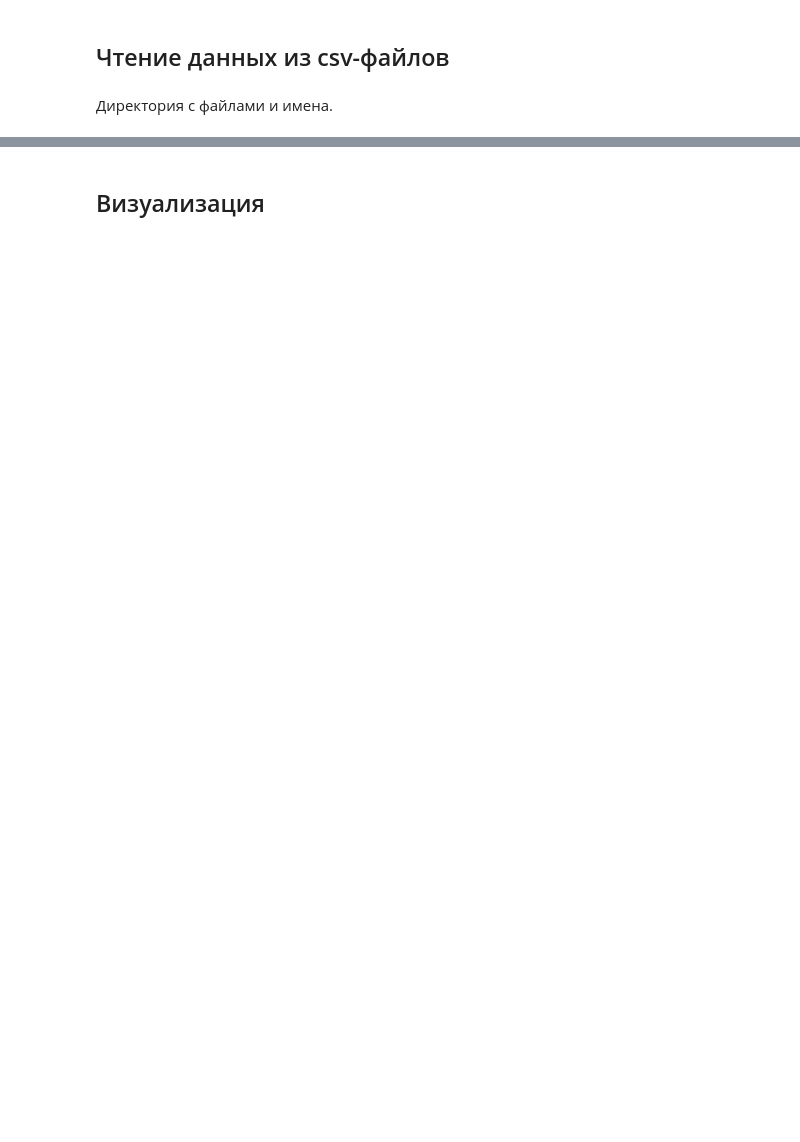
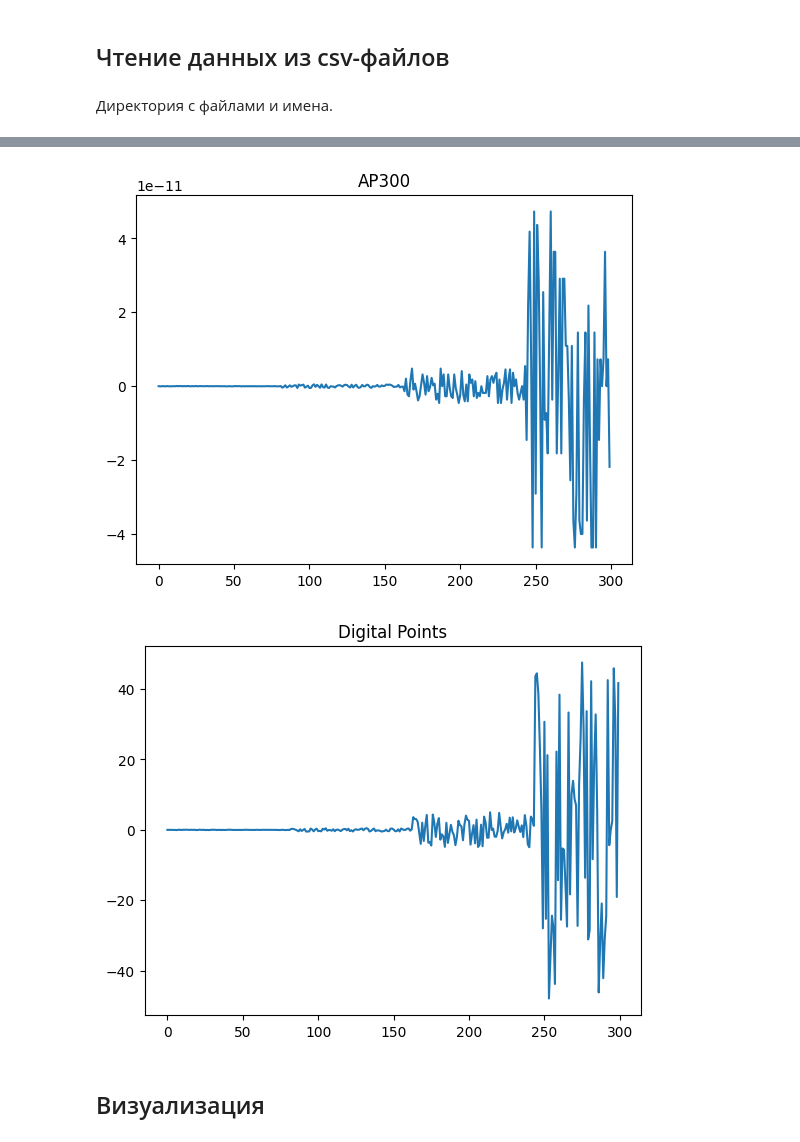
Before and after one commit to romangorbunov91/frequency-response-encoder, a Jupyter notebook: fr_test_nb.ipynb, the cells around one changed output, grey strips where cells are left out. Cells and saved outputs as stored; diff of their text form; code cells hidden in the pictures; blank space fills up the shorter version.

```diff
--- a/fr_test_nb.ipynb
+++ b/fr_test_nb.ipynb
@@ -72,3 +69,14 @@ data_list.append(data)
+# %%
+plt.plot(data_list[0][0, :] - freq)
+plt.title("AP300")
+plt.show()
+
+plt.plot(data_list[1][0, :] - freq_approx)
+plt.title("Digital Points")
+plt.show()
+# %% [output]
+[figure, added]
+[figure, added]
 # %% [markdown]
 ## Визуализация
 # %%
```
Also changed, not shown: parts of 12 cells of this notebook, 18 other files.
